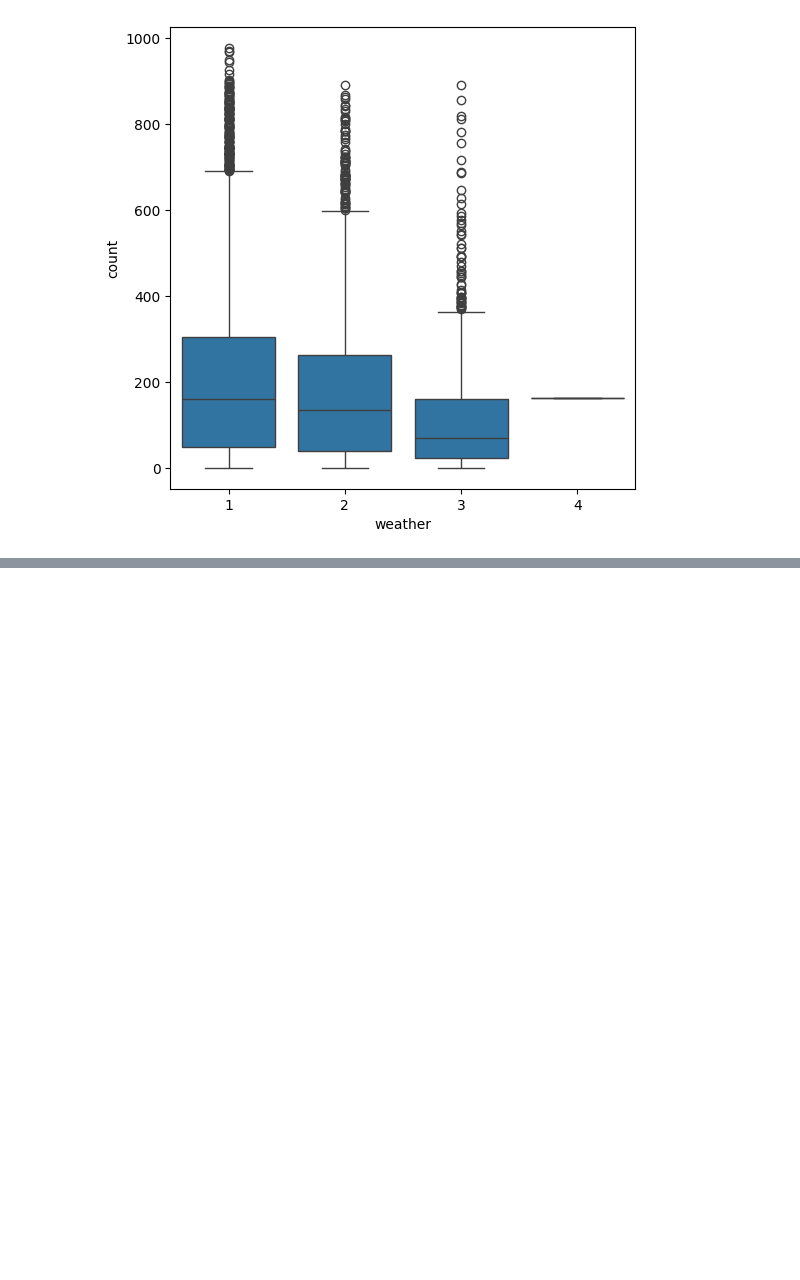
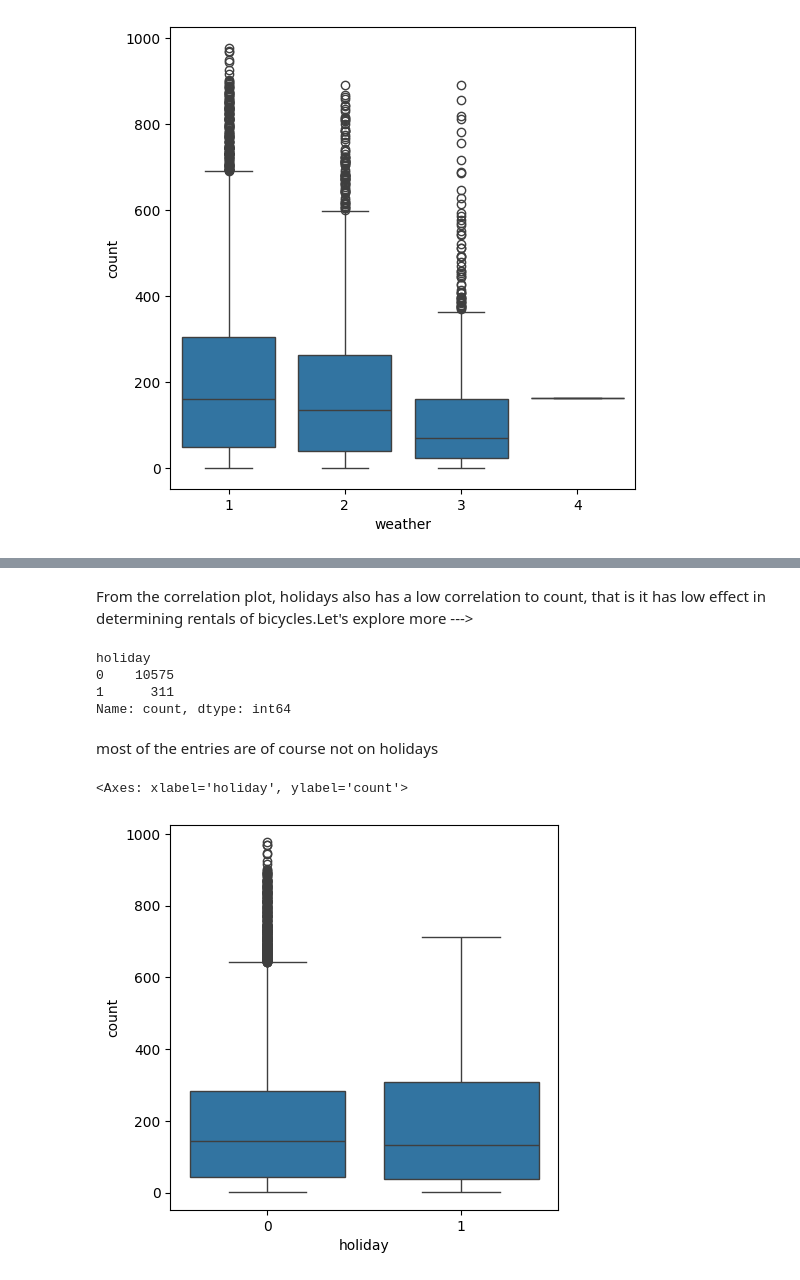
Before and after one commit to Mainasaid/Bike-demand-prediction, a Jupyter notebook: project.ipynb, the cells around one changed output, grey strips where cells are left out. Drawn from its saved outputs; the diff is of its cells as text; code cells hidden in the pictures; blank space fills up the shorter version.

```diff
--- a/project.ipynb
+++ b/project.ipynb
@@ -414,0 +440,17 @@ Now lets work on holiday and then humidity, which has the highest negative corre
+# %% [markdown]
+From the correlation plot, holidays also has a low correlation to count, that is it has low effect in determining rentals of bicycles.Let's explore more --->
+# %%
+train_df['holiday'].value_counts()
+# %% [output]
+holiday
+0    10575
+1      311
+Name: count, dtype: int64
+# %% [markdown]
+most of the entries are of course not on holidays
+# %%
+plt.figure(figsize=(5,5))
+sns.boxplot(data=train_df,x='holiday', y='count')
+# %% [output]
+<Axes: xlabel='holiday', ylabel='count'>
+[figure, added]
```
Also changed, not shown: parts of 39 cells of this notebook.
